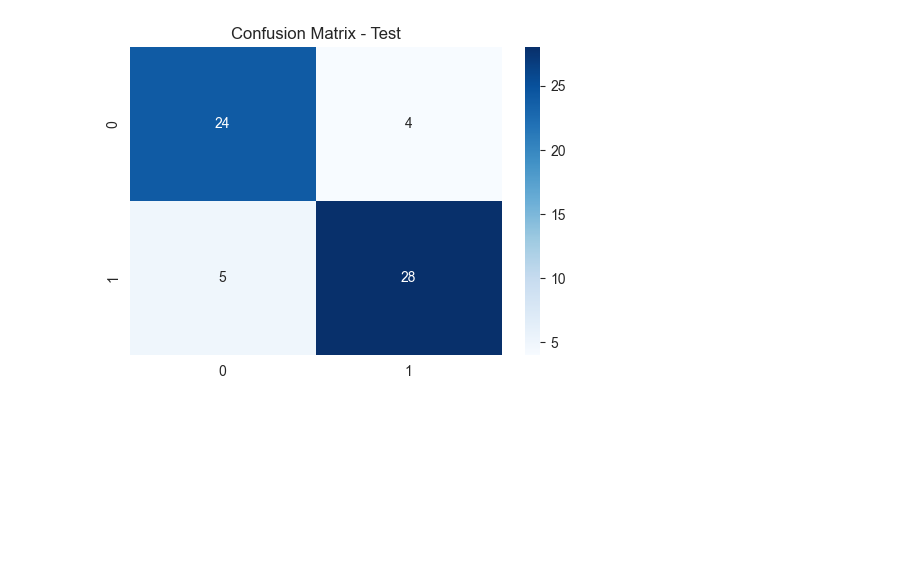
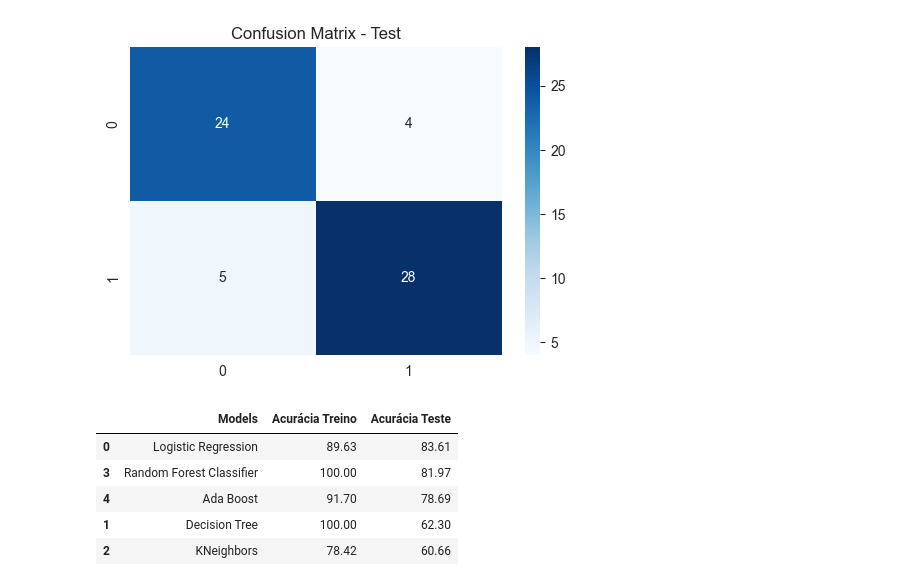
Before and after one commit to MatheusLBDev/data-analysis-projects, a Jupyter notebook: projeto-03-heart-disease/notebooks/02_Modelagem.ipynb, the cells around one changed output. Cells and saved outputs as stored; diff of their text form; code cells hidden in the pictures; blank space fills up the shorter version.

```diff
--- a/projeto-03-heart-disease/notebooks/02_Modelagem.ipynb
+++ b/projeto-03-heart-disease/notebooks/02_Modelagem.ipynb
@@ -277,5 +302,5 @@ weighted avg       0.64      0.64      0.64        61
 # %%
-ada_train, ada_test = ml_relatorio(AdaBoostClassifier, X_train, y_train, X_test, y_test)
+ada_train, ada_test, model = ml_relatorio(AdaBoostClassifier, X_train, y_train, X_test, y_test)
 # %% [output]
 Acurácia Treino: 91.70%
 Acurácia Teste: 78.69%
@@ -297,7 +322,7 @@ weighted avg       0.79      0.79      0.79        61
 [figure]
 [figure]
 # %%
-kn_train, kn_test = ml_relatorio(KNeighborsClassifier, X_train, y_train, X_test, y_test)
+kn_train, kn_test, model = ml_relatorio(KNeighborsClassifier, X_train, y_train, X_test, y_test)
 # %% [output]
 Acurácia Treino: 78.42%
 Acurácia Teste: 60.66%
@@ -406,3 +453,30 @@ weighted avg       0.85      0.85      0.85        61
 --- CONFUSION MATRIX ---
 [figure]
 [figure]
+# %%
+data = {'Models': ['Logistic Regression', 'Decision Tree', 'KNeighbors', 'Random Forest Classifier', 'Ada Boost'],
+               'Acurácia Treino' : [round(log_train * 100, 2), round(tree_train * 100, 2), round(kn_train * 100, 2),
+                                    round(rand_train * 100, 2), round(ada_train * 100, 2)],
+                'Acurácia Teste' : [round(log_test * 100, 2), round(tree_test * 100, 2), round(kn_test * 100, 2),
+                                    round(rand_test * 100, 2), round(ada_test * 100, 2)]}
+
+data_scaler = {'Models': ['Logistic Regression', 'Decision Tree', 'KNeighbors', 'Random Forest Classifier', 'Ada Boost'],
+               'Acurácia Treino' : [round(log_train_scaler * 100, 2), round(tree_train_scaler * 100, 2), round(kn_train_scaler * 100, 2),
+                                    round(rand_train_scaler * 100, 2), round(ada_train_scaler * 100, 2)],
+                'Acurácia Teste' : [round(log_test_scaler * 100, 2), round(tree_test_scaler * 100, 2), round(kn_test_scaler * 100, 2),
+                                    round(rand_test_scaler * 100, 2), round(ada_test_scaler * 100, 2)]}
+
+df_score = pd.DataFrame(data)
+df_score.sort_values(by='Acurácia Teste', ascending=False, inplace=True)
+
+df_score_scaler = pd.DataFrame(data_scaler)
+df_score_scaler.sort_values(by='Acurácia Teste', ascending=False, inplace=True)
+# %%
+df_score
+# %% [output]
+|  | Models | Acurácia Treino | Acurácia Teste |
+| 0 | Logistic Regression | 89.63 | 83.61 |
+| 3 | Random Forest Classifier | 100.00 | 81.97 |
+| 4 | Ada Boost | 91.70 | 78.69 |
+| 1 | Decision Tree | 100.00 | 62.30 |
+| 2 | KNeighbors | 78.42 | 60.66 |
```
Also changed, not shown: parts of 15 cells of this notebook, 1 other file.
